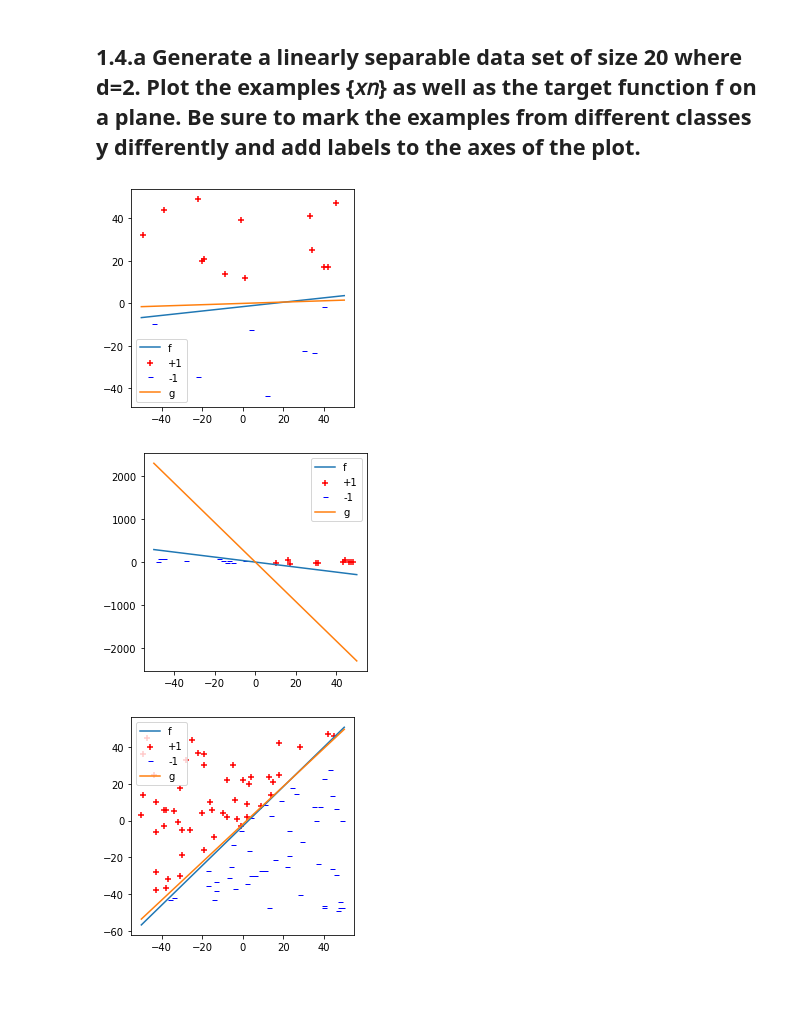
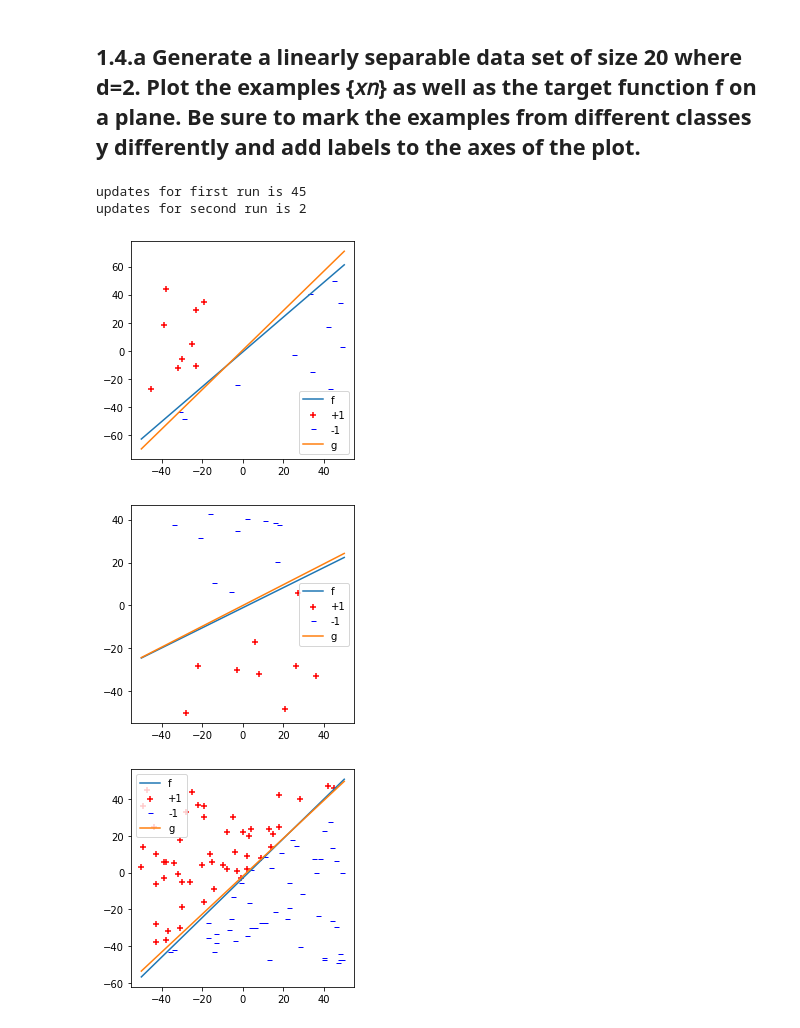
Before and after one commit to MuhammeedAlaa/CMP-04-2nd-Semester, a Jupyter notebook: MI/Assignment1/Muhammad_alaa.ipynb, the cells around one changed output. Cells and saved outputs as stored; diff of their text form; code cells hidden in the pictures; blank space fills up the shorter version.

```diff
--- a/MI/Assignment1/Muhammad_alaa.ipynb
+++ b/MI/Assignment1/Muhammad_alaa.ipynb
@@ -104,22 +109,27 @@ def plot_result(low, high, line_prams, data_points, d, pluses, minuses):
     ax.plot(x, y, label='True Function')
     pluses = ax.scatter(pluses[:,0], pluses[:,1], marker='+', c= 'r', label='+1')
     minuses = ax.scatter(minuses[:,0], minuses[:,1], marker=r'$-$', c= 'b', label='-1')
-    W, _ = perseptron_algorithm(data_points, d)
+    W, updates = perseptron_algorithm(data_points, d)
     y2 = -(W[2]+W[0]*x)/W[1]
     ax.plot(x, y2, label='True Function')
     plt.legend(['f', '+1', '-1', 'g'])
+    return updates
 # %%
 N = 20
 d = 2
 low = -50
 high = 50
 pluses, minuses, line_prams, data_points = genrate_points(N, d, low, high)
-plot_result(low, high, line_prams, data_points, d, pluses, minuses)
+updates = plot_result(low, high, line_prams, data_points, d, pluses, minuses)
+print('updates for first run is ' + str(updates))
 pluses, minuses, line_prams, data_points = genrate_points(N, d, low, high)
-plot_result(low, high, line_prams, data_points, d, pluses, minuses)
+updates = plot_result(low, high, line_prams, data_points, d, pluses, minuses)
+print('updates for second run is ' + str(updates))
 # %% [output]
+updates for first run is 45
+updates for second run is 2
-[figure, old version]
+[figure, new version]
-[figure, old version]
+[figure, new version]
 # %%
 N = 100
 d = 2
```
Also changed, not shown: parts of 5 cells of this notebook.
